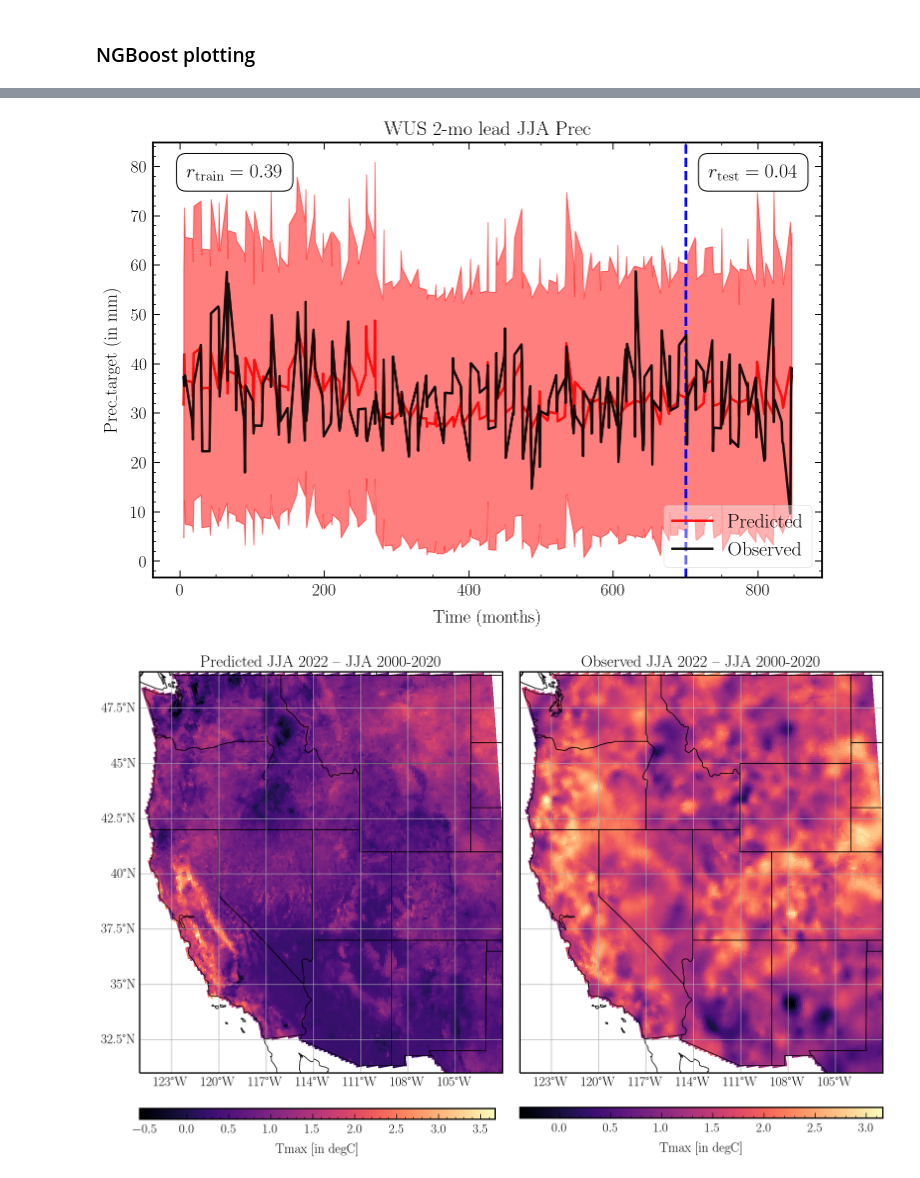
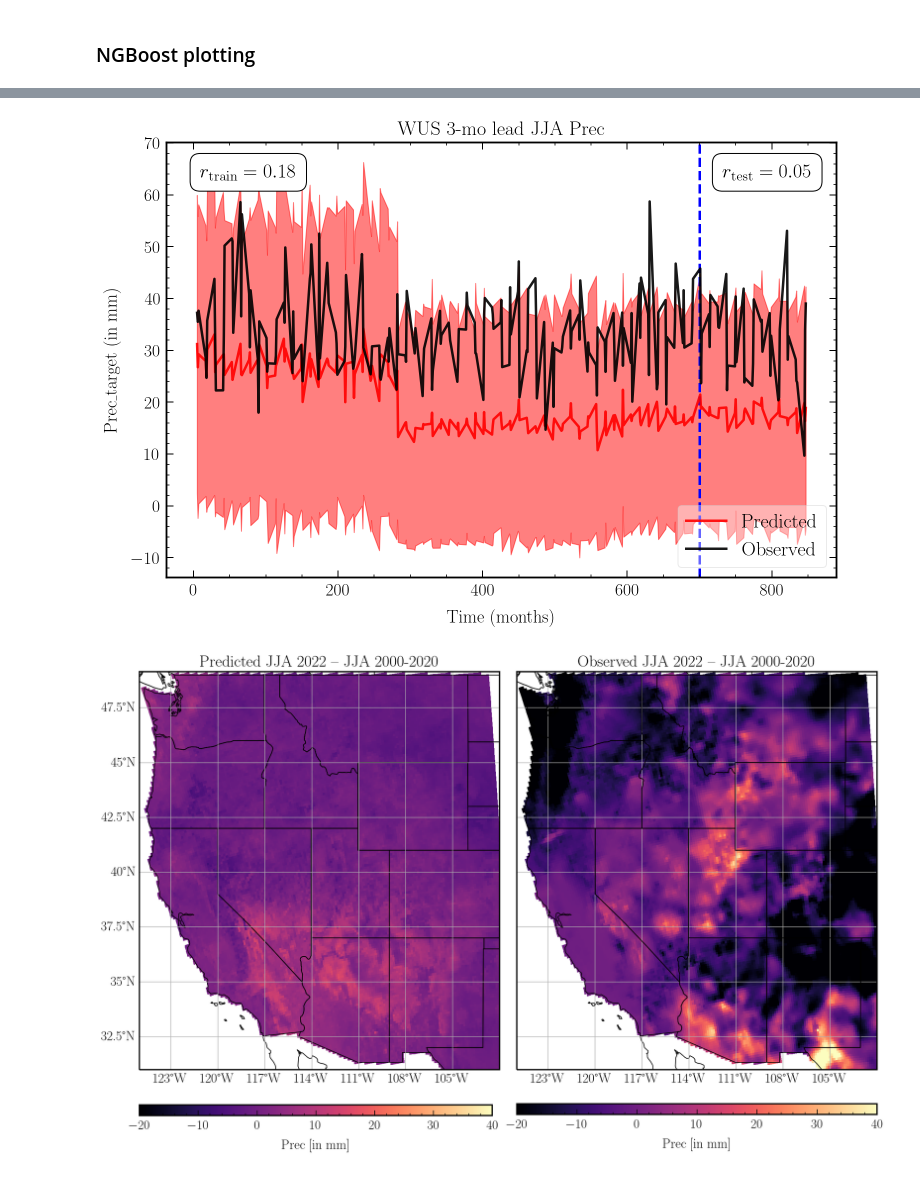
Before and after one commit to jtbuch/SEASFire, a Jupyter notebook: scripts/seas_climate_pred.ipynb, the cells around one changed output, grey strips where cells are left out. Cells and saved outputs as stored; diff of their text form; code cells hidden in the pictures.

```diff
--- a/scripts/seas_climate_pred.ipynb
+++ b/scripts/seas_climate_pred.ipynb
@@ -209,8 +227,8 @@ plt.show()
 # %% [markdown]
 ### NGBoost predictions
 # %%
-pred_var= 'Prec'
-run_id= '05_30_23'
+pred_var= 'FFWI'
+run_id= 'lead_3mo'
 mb_frac= 0.1
 
 ngb_path= 'ngb_%s'%pred_var + '_%s'%run_id + '_mb_%.2f.p'%(mb_frac)
@@ -273,7 +291,7 @@ mb_frac= 0.1
 
 Y_dist_loc_xr= xarray.open_dataarray('../sav_files/ngb_pred_files/%s'%pred_var + '_%s'%mb_frac + '_%s_ngb_loc.nc'%run_id)
 Y_dist_scale_xr= xarray.open_dataarray('../sav_files/ngb_pred_files/%s'%pred_var + '_%s'%mb_frac + '_%s_ngb_scale.nc'%run_id)
-Y_obs_xr= xarray.open_dataarray('../sav_files/ngb_pred_files/%s'%pred_var + '_lead2mo_obs.nc')
+Y_obs_xr= xarray.open_dataarray('../sav_files/ngb_pred_files/%s'%pred_var + '_obs.nc')
 # %%
 grid_all= np.where(~np.isnan(Y_dist_loc_xr[0, :, :])) # choose random non nan grid cell for plotting
 pearson_r_arr= [stats.pearsonr(Y_dist_loc_xr[:, grid_all[0][g], grid_all[1][g]], Y_obs_xr[:, grid_all[0][g], grid_all[1][g]])[0] for g in tqdm(range(len(grid_all[0])))]
@@ -336,11 +354,11 @@ ax.text(0.05, 0.92, r'$r_{\rm train} = %.2f$'%pearson_train_r, fontsize= 20, bbo
 ax.text(0.83, 0.92, r'$r_{\rm test} = %.2f$'%pearson_test_r, fontsize= 20, bbox=dict(boxstyle='round, pad=0.5', ec= 'black', fc= 'white'), \
         transform=ax.transAxes)
 ax.legend(loc='lower right', frameon= True, fontsize= 20);
-ax.set_title(r'WUS 2-mo lead JJA %s'%pred_var, fontsize= 20);
+ax.set_title(r'WUS 3-mo lead JJA %s'%pred_var, fontsize= 20);
 ax.axvline(x= 700, color= 'blue', lw= 2.5, linestyle= '--', zorder= 1)
 plt.savefig('../plots/%s'%pred_var + '_ngboost_wus_%s.pdf'%run_id, bbox_inches='tight', dpi= 300);
 # %% [output]
-[figure, old version]
+[figure, new version]
 # %%
 lat_long_fire_grid= coord_transform(Y_dist_loc_xr['X'][:].data, Y_dist_loc_xr['Y'][:].data, input_crs= 'EPSG:5070', output_crs= 'EPSG:4326')
 # %%
@@ -357,42 +375,42 @@ ax.set_extent(extent);
 ax.add_feature(cfeature.LAND, edgecolor='black', facecolor= 'white');
 ax.add_feature(cfeature.STATES, edgecolor='black');
 
-CS= ax.pcolormesh(lat_long_fire_grid[1], lat_long_fire_grid[0], np.mean(Y_dist_loc_xr[-3:, :, :], axis= 0) - np.mean(Y_dist_loc_xr[147:207, :, :], axis= 0), cmap=plt.cm.magma)
+CS= ax.pcolormesh(lat_long_fire_grid[1], lat_long_fire_grid[0], np.mean(Y_dist_loc_xr[-3:, :, :], axis= 0) - np.mean(Y_dist_loc_xr[147:207, :, :], axis= 0), vmin= -20, vmax= 40, cmap=plt.cm.magma)
 cax= fig.add_axes([ax.get_position().x0,ax.get_position().y0 - 0.2, ax.get_position().width, 0.02])
 cbar= fig.colorbar(CS, cax= cax, orientation= 'horizontal', shrink= 0.7)
 cbar.set_label(r'%s '%pred_var + '[in  %s]'%unit_arr[pred_var], size= 18)
 
 gl= ax.gridlines(draw_labels=True);
 gl.xlabel_style = {'size': 18, 'color': 'black'}
 gl.ylabel_style = {'size': 18, 'color': 'black'}
 gl.top_labels = False
 gl.right_labels = False
 ax.set_aspect(1.4/1)
 ax.set_title(r'Predicted JJA 2022 -- JJA 2000-2020', fontsize= 22);
 
 fig.subplots_adjust(wspace= 0.1)
 
 ax0= fig.add_subplot(gs[0:2, 2:], projection=ccrs.PlateCarree())
 ax0.set_extent(extent);
 ax0.add_feature(cfeature.LAND, edgecolor='black', facecolor= 'white');
 ax0.add_feature(cfeature.STATES, edgecolor='black', zorder= 10);
 
 gl0= ax0.gridlines(draw_labels=True);
 gl0.xlabel_style = {'size': 18, 'color': 'black'}
 gl0.ylabel_style = {'size': 18, 'color': 'black'}
 gl0.top_labels = False
 gl0.left_labels = False
 gl0.right_labels = False
 ax0.set_aspect(1.4/1)
 
-CS0= ax0.pcolormesh(lat_long_fire_grid[1], lat_long_fire_grid[0], np.mean(Y_obs_xr[-3:, :, :], axis= 0) - np.mean(Y_obs_xr[147:207, :, :], axis= 0), cmap=plt.cm.magma)
+CS0= ax0.pcolormesh(lat_long_fire_grid[1], lat_long_fire_grid[0], np.mean(Y_obs_xr[-3:, :, :], axis= 0) - np.mean(Y_obs_xr[147:207, :, :], axis= 0), vmin= -20, vmax= 40, cmap=plt.cm.magma)
 cax0= fig.add_axes([ax0.get_position().x0,ax0.get_position().y0 - 0.085, ax0.get_position().width, 0.02])
 cbar0= fig.colorbar(CS0, cax= cax0, orientation= 'horizontal', shrink= 0.7)
 cbar0.set_label(r'%s '%pred_var + '[in  %s]'%unit_arr[pred_var], size= 18)
 ax0.set_title(r'Observed JJA 2022 -- JJA 2000-2020', fontsize= 22);
-#plt.savefig('../plots/%s'%pred_var + '_spatial_trends_wus_%s.pdf'%run_id, bbox_inches='tight', dpi= 200);
+plt.savefig('../plots/%s'%pred_var + '_spatial_trends_wus_%s.pdf'%run_id, bbox_inches='tight', dpi= 200);
 # %% [output]
-[figure, old version]
+[figure, new version]
 # %%
 extent = [-125, -102, 31, 49]
 central_lon = np.mean(extent[:2])
```
Also changed, not shown: parts of 23 cells of this notebook, 1 other file.
